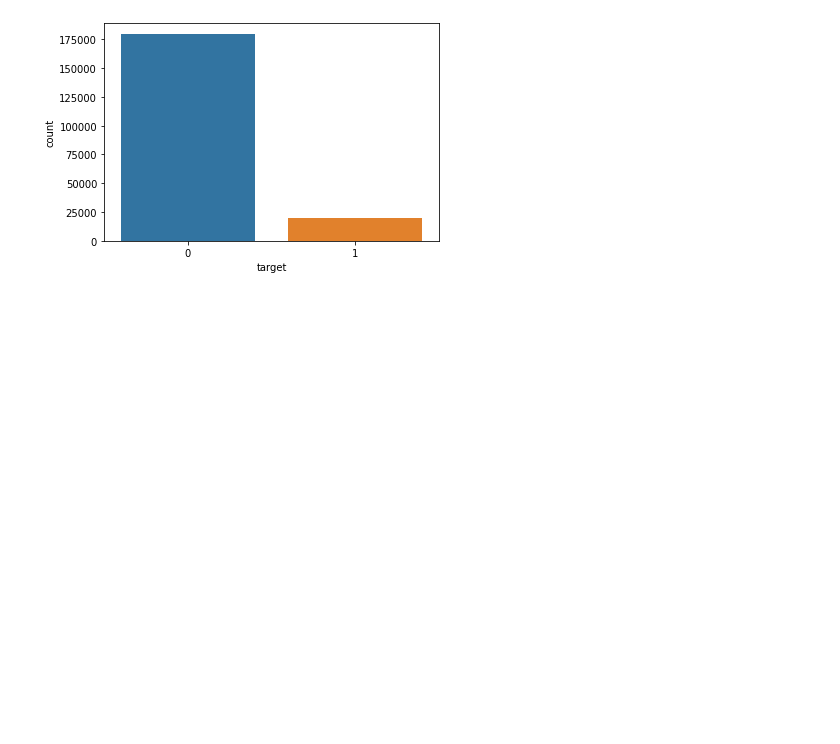
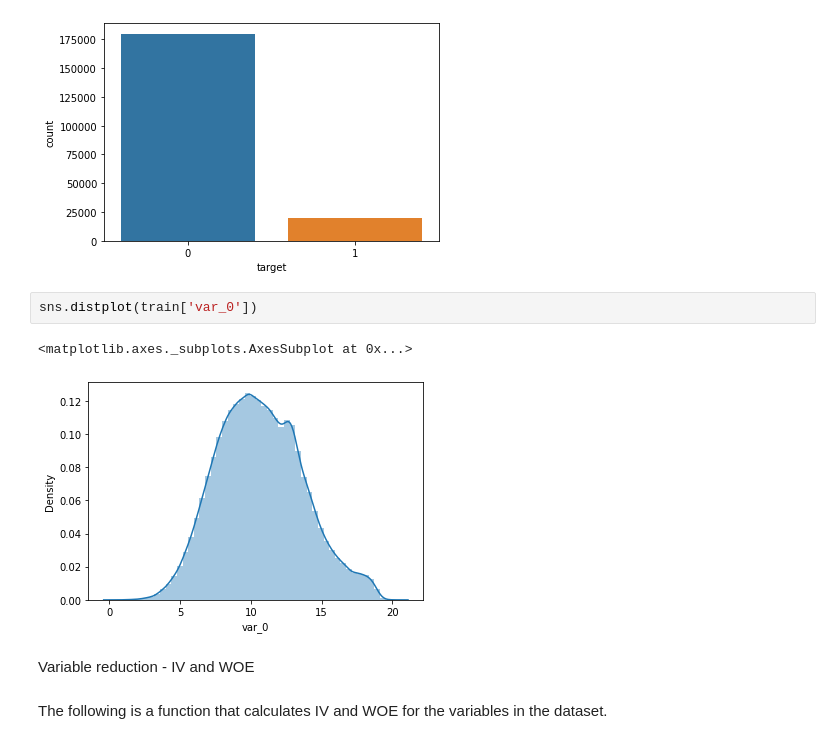
Before and after one commit to windy024/santander_kaggle, a Jupyter notebook: Model.ipynb, the cells around one changed output. Saved outputs shown, nothing was run; the diff lists cells and outputs as text; blank space fills up the shorter version.

```diff
--- a/Model.ipynb
+++ b/Model.ipynb
@@ -34,3 +49,12 @@ sns.countplot(x='target',data=train)
 # %% [output]
 <matplotlib.axes._subplots.AxesSubplot at 0x...>
 [figure]
+# %%
+sns.distplot(train['var_0'])
+# %% [output]
+<matplotlib.axes._subplots.AxesSubplot at 0x...>
+[figure, added]
+# %% [markdown]
+Variable reduction - IV and WOE
+# %% [markdown]
+The following is a function that calculates IV and WOE for the variables in the dataset.
```
Also changed, not shown: parts of 15 cells of this notebook.
